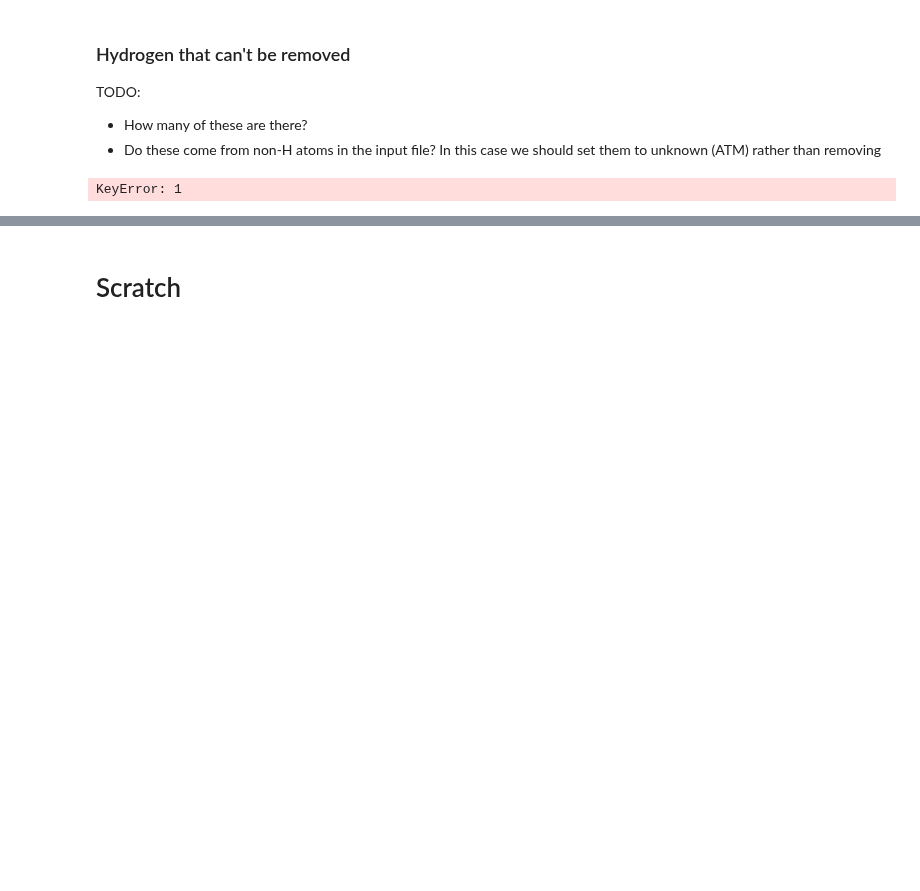
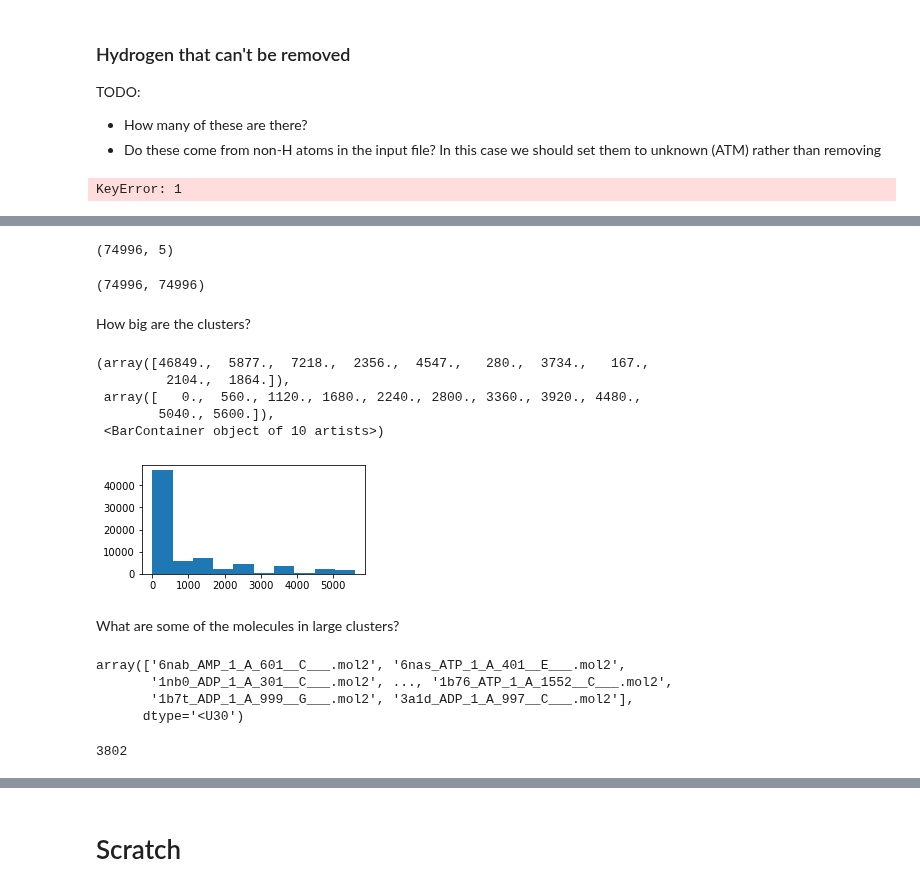
Before and after one commit to RosettaCommons/foundry, a Jupyter notebook: notebooks/filter_sm_compl_data.ipynb, the cells around one changed output, grey strips where cells are left out. Saved outputs shown, nothing was run; the diff lists cells and outputs as text; code cells hidden in the pictures; blank space fills up the shorter version.

```diff
--- a/notebooks/filter_sm_compl_data.ipynb
+++ b/notebooks/filter_sm_compl_data.ipynb
@@ -320,0 +397,2 @@ records.append(dict(
+# %%
+df = pd.read_csv('list_v02_sm_filt_notest.csv',index_col=None,dtype=str)
@@ -320,0 +415,6 @@ records.append(dict(
+# %%
+all_ligand_files = []
+for i,row in df.iterrows():
+    all_ligand_files.extend([
+        f'/projects/ml/RF2_allatom/by-pdb/{row["CHAINID"][1:3]}/'+x for x in eval(row['LIGANDS'])
+    ])
@@ -320,0 +458,10 @@ records.append(dict(
+# %%
+names = []
+clus = []
+iden = []
+for i in range(0,74900,5000):
+    print(i)
+    dat = np.load(f'ob_tanimoto_{i}.npz')
+    # names.extend(dat['names'])
+    clus.extend(dat['clus'])
+    # iden.append(dat['sim']==1)
@@ -320,0 +490,6 @@ records.append(dict(
+# %%
+clus = np.vstack(clus)
+# %%
+clus.shape
+# %% [output]
+(74996, 5)
@@ -320,0 +498,6 @@ records.append(dict(
+# %%
+iden.shape
+# %% [output]
+(74996, 74996)
+# %% [markdown]
+How big are the clusters?
@@ -320,0 +506,12 @@ records.append(dict(
+# %%
+fig,ax = plt.subplots(figsize=(4,2))
+ax.hist(clus[:,1])
+# %% [output]
+(array([46849.,  5877.,  7218.,  2356.,  4547.,   280.,  3734.,   167.,
+         2104.,  1864.]),
+ array([   0.,  560., 1120., 1680., 2240., 2800., 3360., 3920., 4480.,
+        5040., 5600.]),
+ <BarContainer object of 10 artists>)
+[figure, added]
+# %% [markdown]
+What are some of the molecules in large clusters?
@@ -320,0 +520,7 @@ records.append(dict(
+# %%
+large_clus
+# %% [output]
+array(['6nab_AMP_1_A_601__C___.mol2', '6nas_ATP_1_A_401__E___.mol2',
+       '1nb0_ADP_1_A_301__C___.mol2', ..., '1b76_ATP_1_A_1552__C___.mol2',
+       '1b7t_ADP_1_A_999__G___.mol2', '3a1d_ADP_1_A_997__C___.mol2'],
+      dtype='<U30')
@@ -320,0 +529,4 @@ records.append(dict(
+# %%
+len(large_clus)
+# %% [output]
+3802
```
Also changed, not shown: parts of 71 cells of this notebook, 3 other files.
